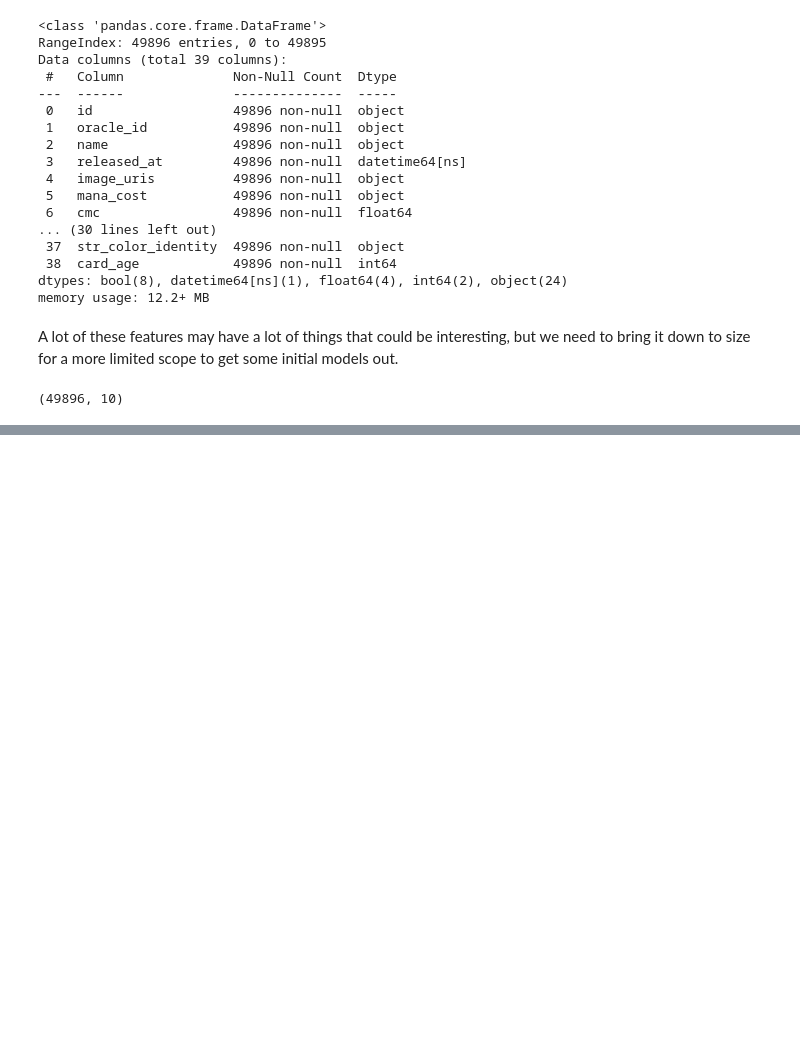
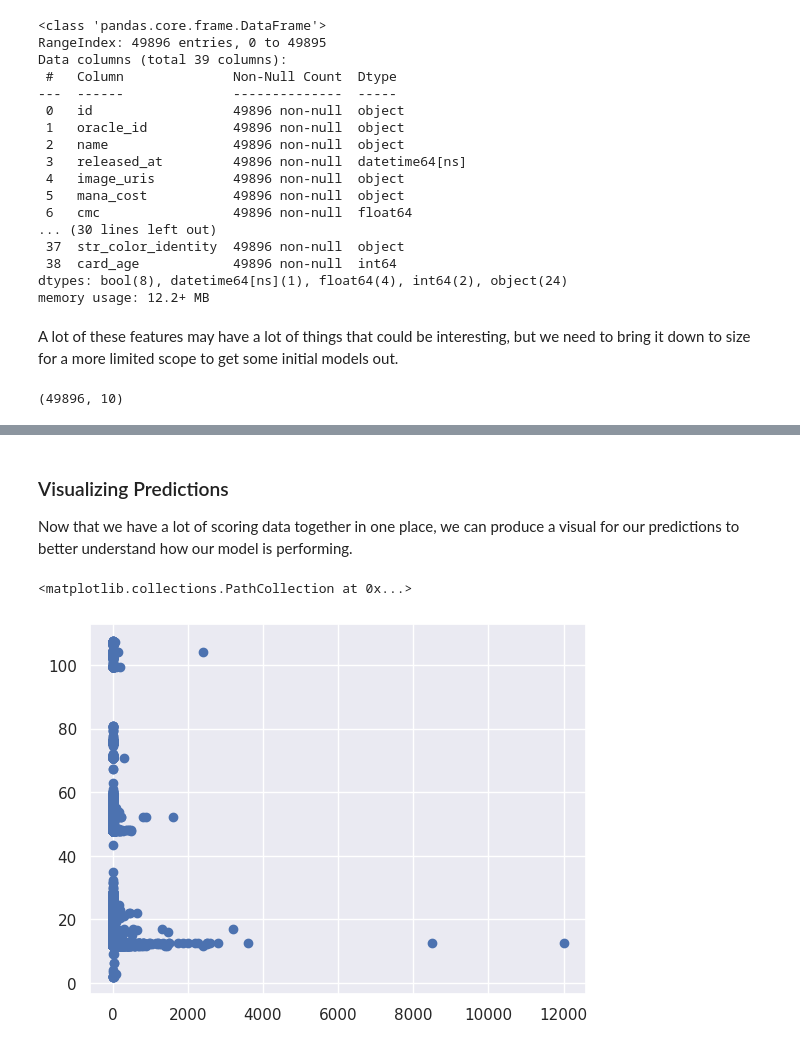
Before and after one commit to ParkedHampster/Spell-Trends, a Jupyter notebook: 2_Modeling.ipynb, the cells around one changed output, grey strips where cells are left out. Cells and saved outputs as stored; diff of their text form; code cells hidden in the pictures; blank space fills up the shorter version.

```diff
--- a/2_Modeling.ipynb
+++ b/2_Modeling.ipynb
@@ -645,0 +698,19 @@ together into a single large data frame.
+# %%
+train_norm = train_combined.dropna(
+    subset=['median_normal']
+    ).drop(columns=['median_foil']
+    ).reset_index(drop=True)
+
+train_foil = train_combined.dropna(
+    subset=['median_foil']
+    ).drop(columns=['median_normal']
+    ).reset_index(drop=True)
+
+norm_prices = train_norm['median_normal']
+foil_prices = train_foil['median_foil']
+
+print(f"""
+All Cards:     {train_combined.shape[0]}
+Normal Cards:  {train_norm.shape[0]}
+Foil Cards:    {train_foil.shape[0]}"""
+)
@@ -645,0 +1060,12 @@ together into a single large data frame.
+# %%
+for name, scorer in scorers.items():
+    scorers[name]['diff'] = \
+    scorer.apply(
+        (lambda x: x['pred'] - x['true']),
+        axis=1)
+    scorers[name]['log_diff'] = \
+    scorer.apply(
+        (lambda x: x['log_pred'] - x['true']),
+        axis=1)
+    print(f"{name} scorer")
+    display(scorer.head())
@@ -645,0 +1087,18 @@ together into a single large data frame.
+# %% [markdown]
+### Visualizing Predictions
+
+Now that we have a lot of scoring data together in one
+place, we can produce a visual for our predictions to
+better understand how our model is performing.
+# %%
+fig, ax = plt.subplots()
+ax.scatter(
+    scorers['norm']['true'],
+    # scorers['norm']['log_pred']
+    models['norm'].predict(
+        train_norm.drop(columns=['id','median_normal'])
+        )
+)
+# %% [output]
+<matplotlib.collections.PathCollection at 0x...>
+[figure, added]
```
Also changed, not shown: parts of 20 cells of this notebook, 5 other files.
